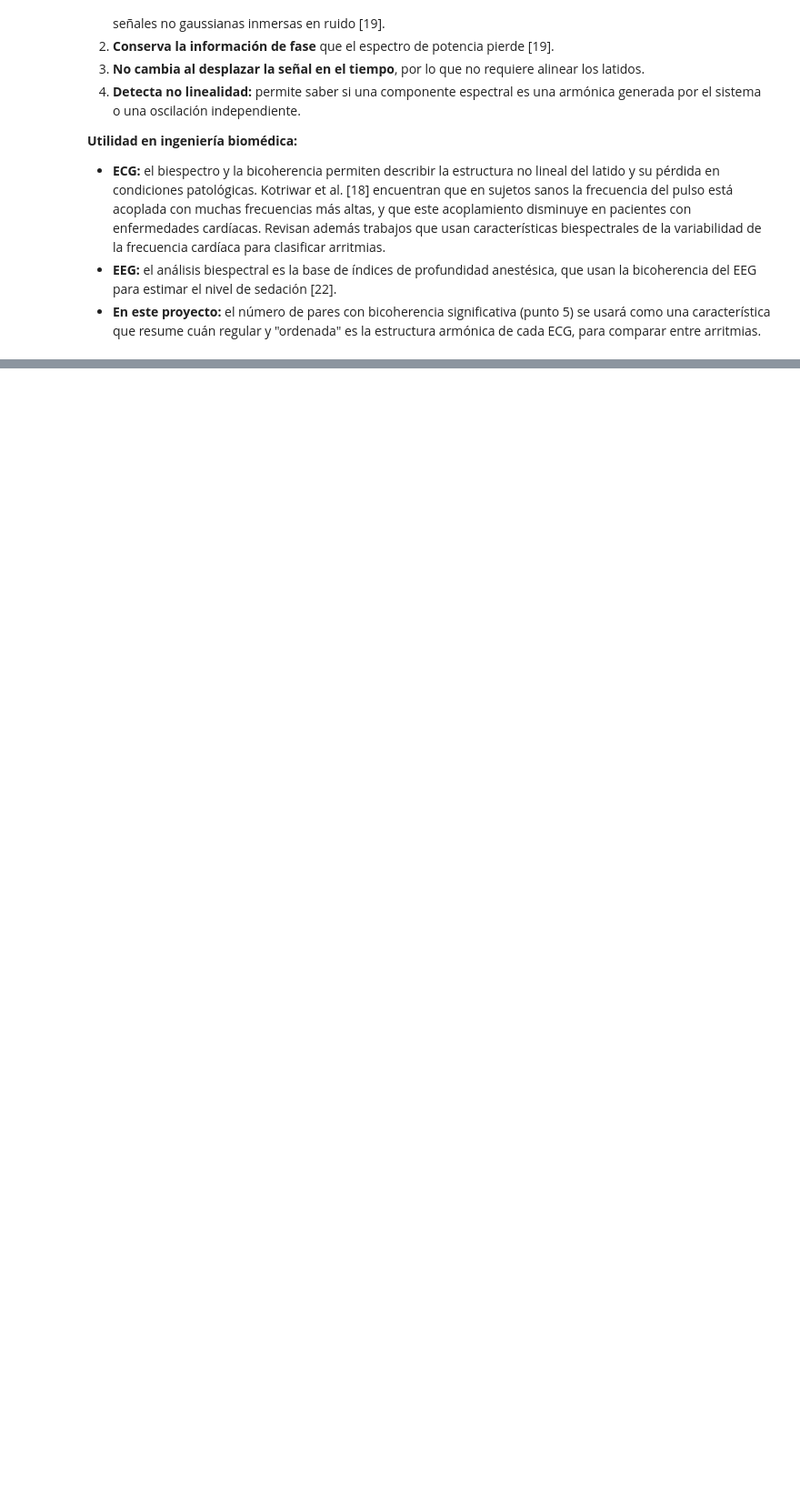
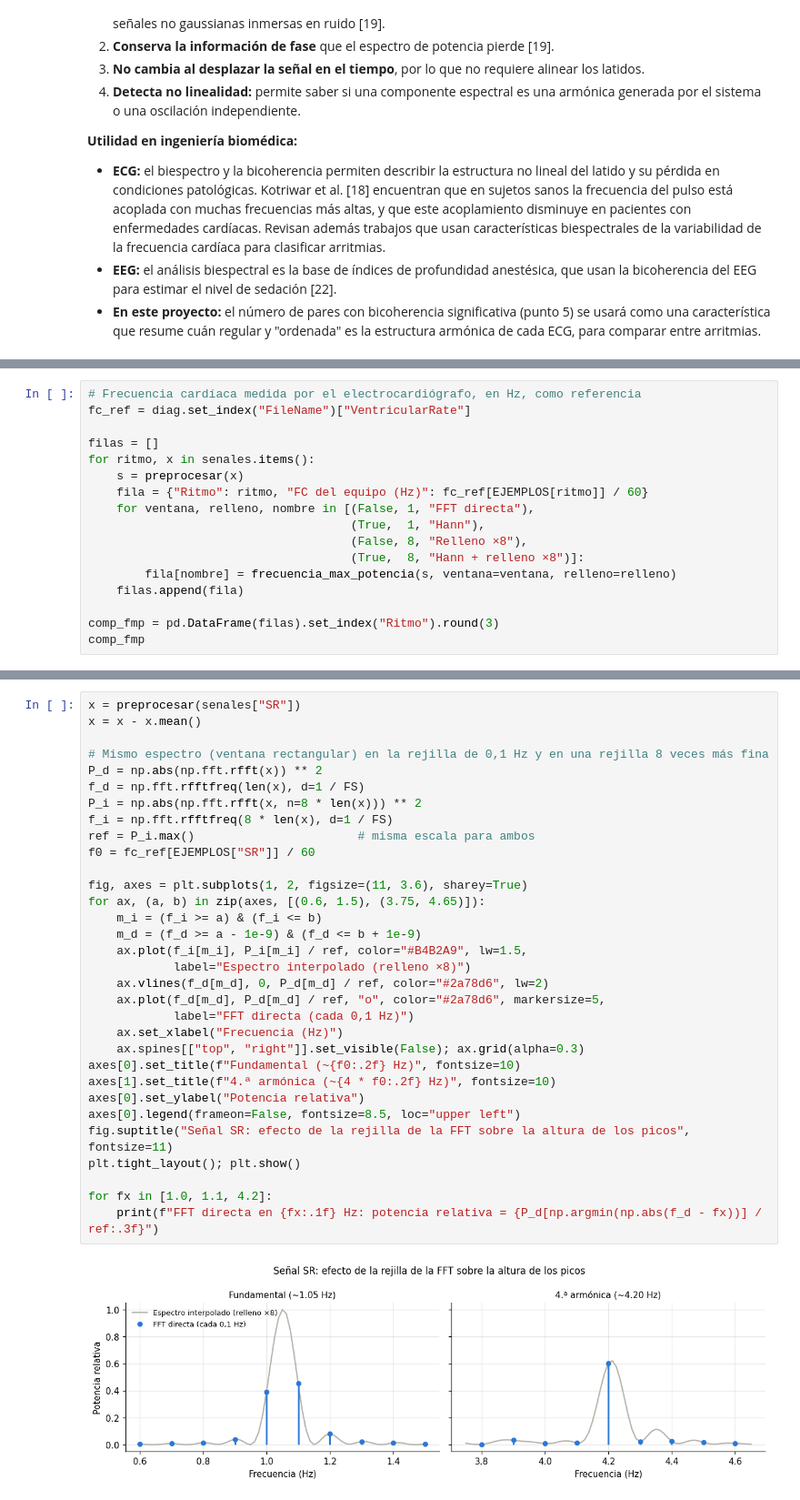
Before and after one commit to Valengaob/Biosenales20262, a Jupyter notebook: Proyecto/Proyecto1_ECG_Arritmias.ipynb, the cells around one changed output, grey strips where cells are left out. Shown at 91% size. Saved outputs shown, nothing was run; the diff lists cells and outputs as text; blank space fills up the shorter version.

```diff
--- a/Proyecto/Proyecto1_ECG_Arritmias.ipynb
+++ b/Proyecto/Proyecto1_ECG_Arritmias.ipynb
@@ -1348,0 +1399,17 @@ y su versión normalizada, la **bicoherencia**, toma valores entre 0 y 1 e indic
+# %%
+# Frecuencia cardíaca medida por el electrocardiógrafo, en Hz, como referencia
+fc_ref = diag.set_index("FileName")["VentricularRate"]
+
+filas = []
+for ritmo, x in senales.items():
+    s = preprocesar(x)
+    fila = {"Ritmo": ritmo, "FC del equipo (Hz)": fc_ref[EJEMPLOS[ritmo]] / 60}
+    for ventana, relleno, nombre in [(False, 1, "FFT directa"),
+                                     (True,  1, "Hann"),
+                                     (False, 8, "Relleno ×8"),
+                                     (True,  8, "Hann + relleno ×8")]:
+        fila[nombre] = frecuencia_max_potencia(s, ventana=ventana, relleno=relleno)
+    filas.append(fila)
+
+comp_fmp = pd.DataFrame(filas).set_index("Ritmo").round(3)
+comp_fmp
@@ -1348,0 +1421,34 @@ y su versión normalizada, la **bicoherencia**, toma valores entre 0 y 1 e indic
+# %%
+x = preprocesar(senales["SR"])
+x = x - x.mean()
+
+# Mismo espectro (ventana rectangular) en la rejilla de 0,1 Hz y en una rejilla 8 veces más fina
+P_d = np.abs(np.fft.rfft(x)) ** 2
+f_d = np.fft.rfftfreq(len(x), d=1 / FS)
+P_i = np.abs(np.fft.rfft(x, n=8 * len(x))) ** 2
+f_i = np.fft.rfftfreq(8 * len(x), d=1 / FS)
+ref = P_i.max()                       # misma escala para ambos
+f0 = fc_ref[EJEMPLOS["SR"]] / 60
+
+fig, axes = plt.subplots(1, 2, figsize=(11, 3.6), sharey=True)
+for ax, (a, b) in zip(axes, [(0.6, 1.5), (3.75, 4.65)]):
+    m_i = (f_i >= a) & (f_i <= b)
+    m_d = (f_d >= a - 1e-9) & (f_d <= b + 1e-9)
+    ax.plot(f_i[m_i], P_i[m_i] / ref, color="#B4B2A9", lw=1.5,
+            label="Espectro interpolado (relleno ×8)")
+    ax.vlines(f_d[m_d], 0, P_d[m_d] / ref, color="#2a78d6", lw=2)
+    ax.plot(f_d[m_d], P_d[m_d] / ref, "o", color="#2a78d6", markersize=5,
+            label="FFT directa (cada 0,1 Hz)")
+    ax.set_xlabel("Frecuencia (Hz)")
+    ax.spines[["top", "right"]].set_visible(False); ax.grid(alpha=0.3)
+axes[0].set_title(f"Fundamental (~{f0:.2f} Hz)", fontsize=10)
+axes[1].set_title(f"4.ª armónica (~{4 * f0:.2f} Hz)", fontsize=10)
+axes[0].set_ylabel("Potencia relativa")
+axes[0].legend(frameon=False, fontsize=8.5, loc="upper left")
+fig.suptitle("Señal SR: efecto de la rejilla de la FFT sobre la altura de los picos", fontsize=11)
+plt.tight_layout(); plt.show()
+
+for fx in [1.0, 1.1, 4.2]:
+    print(f"FFT directa en {fx:.1f} Hz: potencia relativa = {P_d[np.argmin(np.abs(f_d - fx))] / ref:.3f}")
+# %% [output]
+[figure, added]
```
Also changed, not shown: parts of 63 cells of this notebook, 1 other file.
